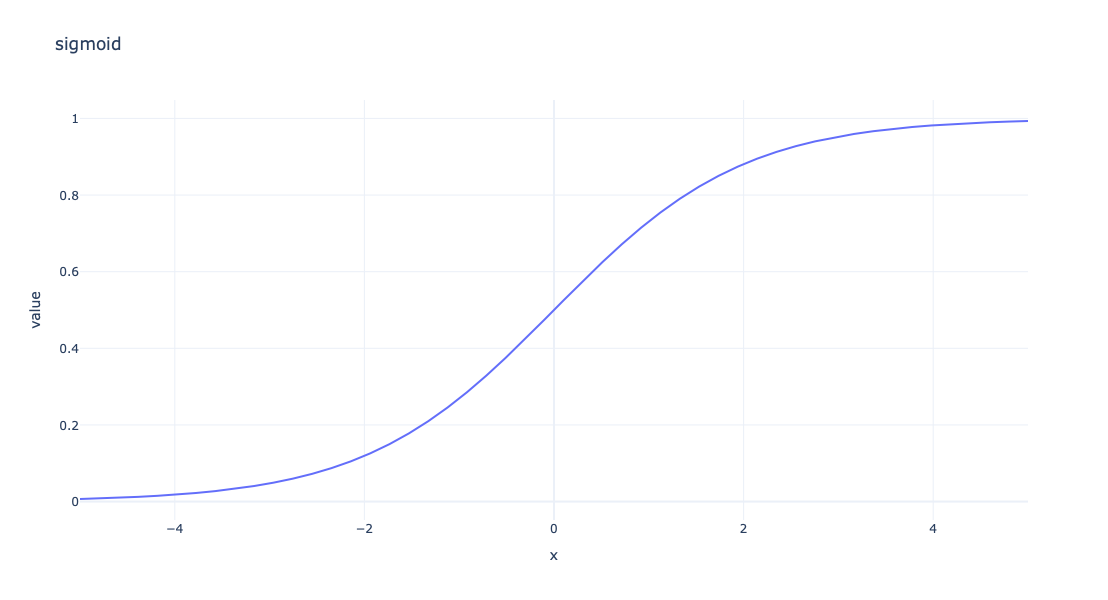
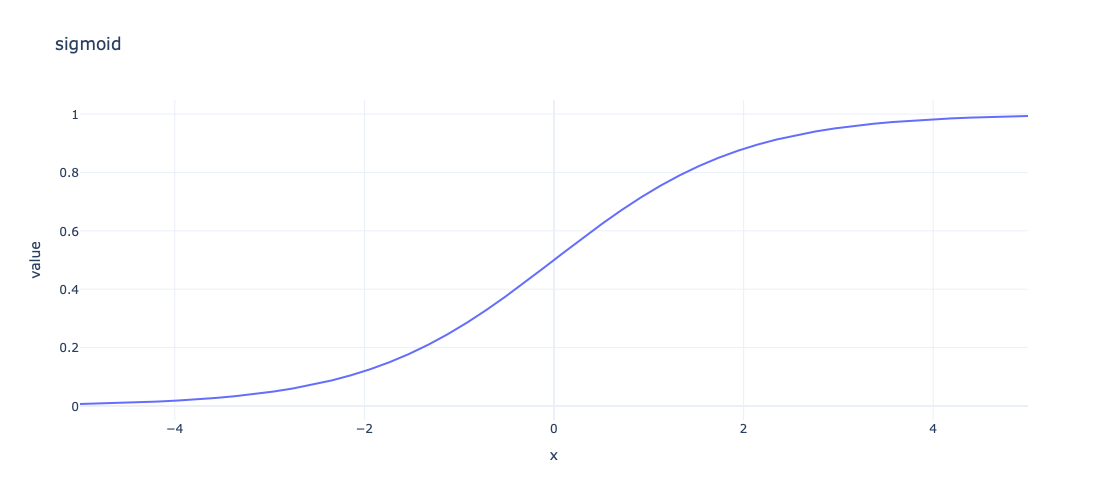
Unified diff of the notebook cell whose output changed from the first chart to the second:
--- before
+++ after
@@ -1 +1 @@
-viz2d(sigmoid)
+viz2d(sigmoid, figsize=(500, 500))

Commit: viz2d notebook